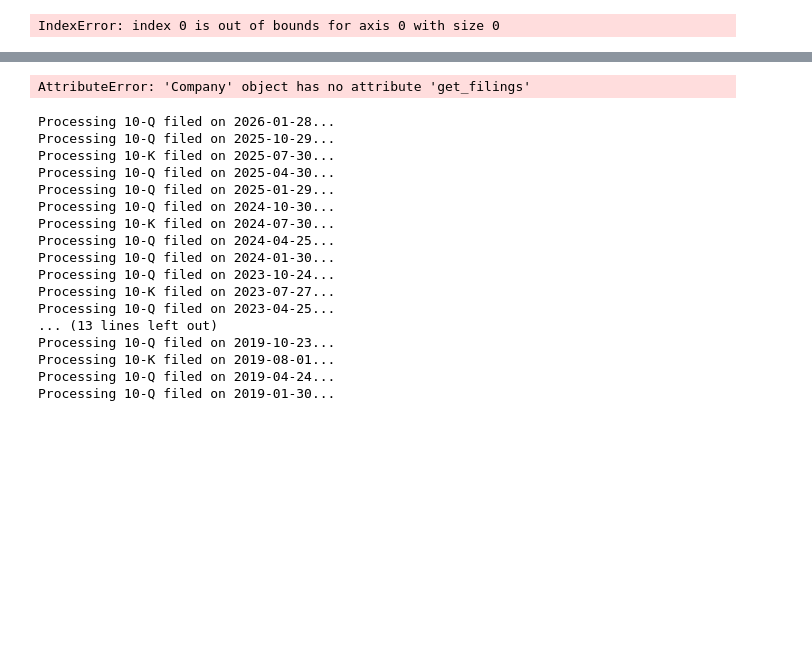
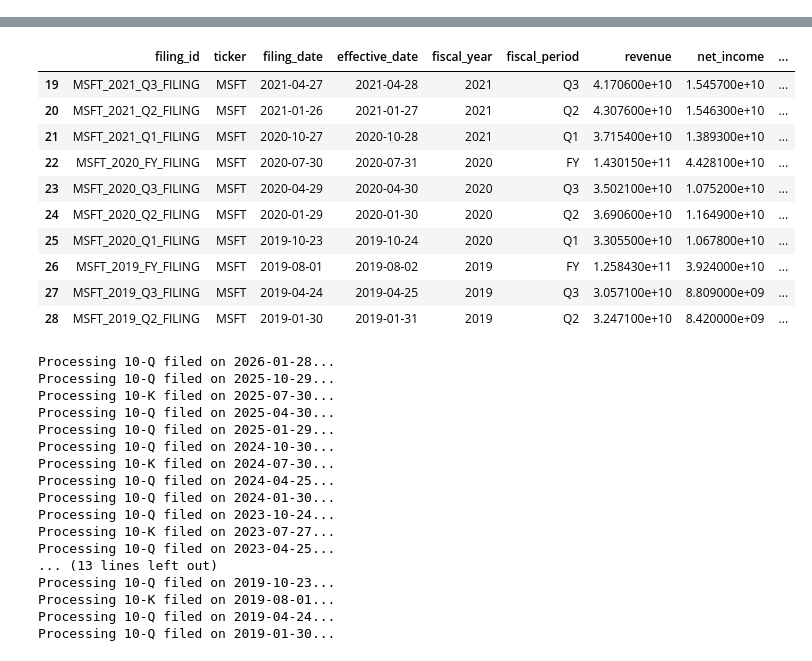
Before and after one commit to alaymajmudar97/Otpp_Analysis, a Jupyter notebook: company_data.ipynb, the cells around one changed output, grey strips where cells are left out. Drawn from its saved outputs; the diff is of its cells as text; code cells hidden in the pictures; blank space fills up the shorter version.

```diff
--- a/company_data.ipynb
+++ b/company_data.ipynb
@@ -73,10 +73,6 @@ balance_sheet
 company = Company("MSFT")
     # We go back to 2018 to get a full 8 years of historical context
 filings = company.get_filings(form="10-Q").latest()
-# %%
-fin[fin['concept'].str.contains('Net cash from operations')].iloc[0, 3]
-# %% [output]
-IndexError: index 0 is out of bounds for axis 0 with size 0
 # %%
 # r = filings.obj()
 print(r.filing_date)
@@ -89,7 +85,3 @@ fin[fin.standard_concept=='NetCashFromOperatingActivities']
 | 12 | us-gaap_IncreaseDecreaseInOtherNo... | Other long-term assets | NetCashFromOperatingActivities | -1.288000e+09 | -1.089000e+09 | -1.682000e+09 | ... |
 | 17 | us-gaap_IncreaseDecreaseInOtherNo... | Other long-term liabilities | NetCashFromOperatingActivities | -1.193000e+09 | 7.160000e+08 | -1.670000e+09 | ... |
 | 18 | us-gaap_NetCashProvidedByUsedInOp... | Net cash from operations | NetCashFromOperatingActivities | 3.575800e+10 | 2.229100e+10 | 8.081500e+10 | ... |
-# %%
-Liabilities, Assets, CashAndMarketableSecurities
-# %% [output]
-AttributeError: 'Company' object has no attribute 'get_filings'
@@ -96 +141,15 @@ AttributeError: 'Company' object has no attribute 'get_filings'
+# %%
+data.tail(10)
+# %% [output]
+|  | filing_id | ticker | filing_date | effective_date | fiscal_year | fiscal_period | revenue | net_income | ... |
+| 19 | MSFT_2021_Q3_FILING | MSFT | 2021-04-27 | 2021-04-28 | 2021 | Q3 | 4.170600e+10 | 1.545700e+10 | ... |
+| 20 | MSFT_2021_Q2_FILING | MSFT | 2021-01-26 | 2021-01-27 | 2021 | Q2 | 4.307600e+10 | 1.546300e+10 | ... |
+| 21 | MSFT_2021_Q1_FILING | MSFT | 2020-10-27 | 2020-10-28 | 2021 | Q1 | 3.715400e+10 | 1.389300e+10 | ... |
+| 22 | MSFT_2020_FY_FILING | MSFT | 2020-07-30 | 2020-07-31 | 2020 | FY | 1.430150e+11 | 4.428100e+10 | ... |
+| 23 | MSFT_2020_Q3_FILING | MSFT | 2020-04-29 | 2020-04-30 | 2020 | Q3 | 3.502100e+10 | 1.075200e+10 | ... |
+| 24 | MSFT_2020_Q2_FILING | MSFT | 2020-01-29 | 2020-01-30 | 2020 | Q2 | 3.690600e+10 | 1.164900e+10 | ... |
+| 25 | MSFT_2020_Q1_FILING | MSFT | 2019-10-23 | 2019-10-24 | 2020 | Q1 | 3.305500e+10 | 1.067800e+10 | ... |
+| 26 | MSFT_2019_FY_FILING | MSFT | 2019-08-01 | 2019-08-02 | 2019 | FY | 1.258430e+11 | 3.924000e+10 | ... |
+| 27 | MSFT_2019_Q3_FILING | MSFT | 2019-04-24 | 2019-04-25 | 2019 | Q3 | 3.057100e+10 | 8.809000e+09 | ... |
+| 28 | MSFT_2019_Q2_FILING | MSFT | 2019-01-30 | 2019-01-31 | 2019 | Q2 | 3.247100e+10 | 8.420000e+09 | ... |
 # %%
```
Also changed, not shown: parts of 19 cells of this notebook, 3 other files.
